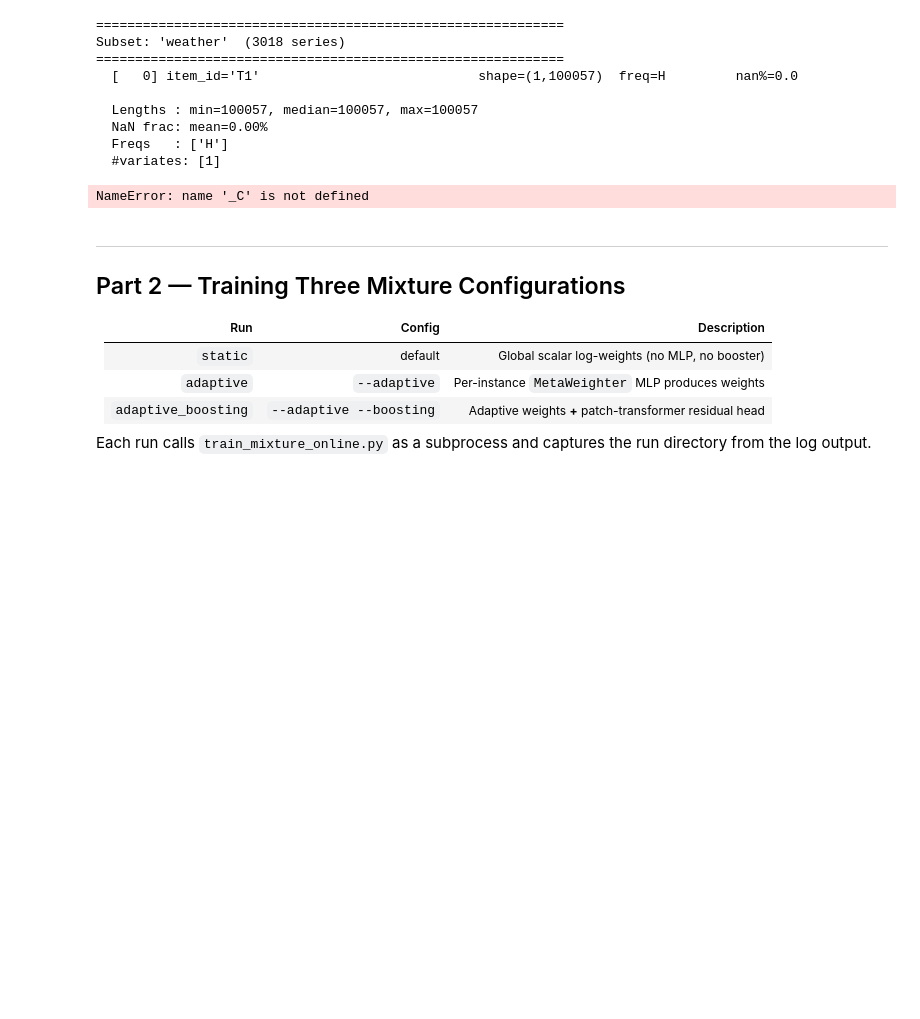
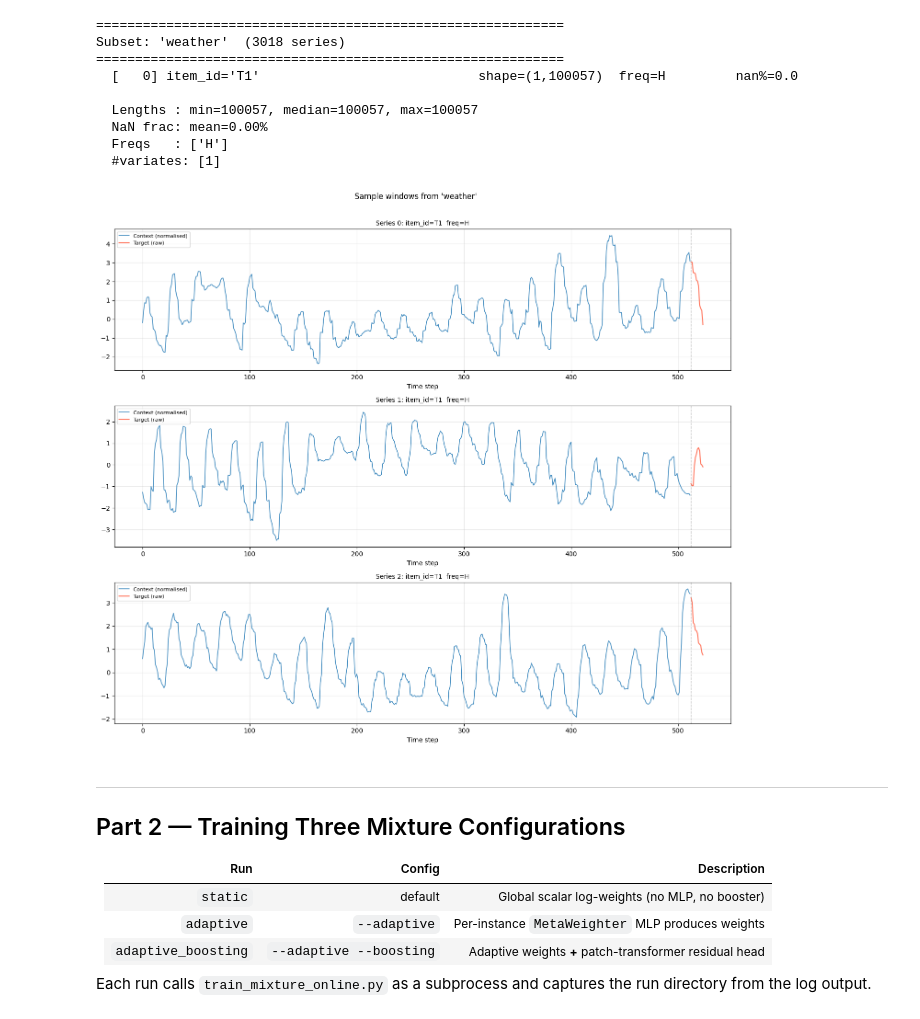
Before and after one commit to abenechehab/gifteval_challenge, a Jupyter notebook: demo.ipynb, the cells around one changed output. Cells and saved outputs as stored; diff of their text form; code cells hidden in the pictures; blank space fills up the shorter version.

```diff
--- a/demo.ipynb
+++ b/demo.ipynb
@@ -92,35 +91,35 @@ ds = GiftEvalDataset(
     context_length=512,
     split="train",
     max_series_per_subset=1,
 )
 
 n_plot = min(3, len(ds))
 fig, axes = plt.subplots(n_plot, 1, figsize=(14, 4 * n_plot))
 if n_plot == 1:
     axes = [axes]
 
 for i in range(n_plot):
     item = ds[i]
     ctx = item["context"].numpy()[0]       # first variate, normalised
-    tgt = item["target_raw"].numpy()[0]    # first variate, raw scale
+    tgt = item["target"].numpy()[0]    # first variate, raw scale
 
     t_ctx = list(range(len(ctx)))
     t_tgt = list(range(len(ctx), len(ctx) + len(tgt)))
 
     ax = axes[i]
     ax.plot(t_ctx, ctx, label="Context (normalised)", lw=1.2, alpha=0.85)
     ax.plot(t_tgt, tgt, label="Target (raw)", color="tomato", lw=1.5, alpha=0.9)
     ax.axvline(len(ctx), color="gray", linestyle="--", lw=1, alpha=0.5)
     ax.set_title(f"Series {i}: item_id={item['item_id']}  freq={item['freq']}", fontsize=10)
     ax.legend(fontsize=8)
     ax.set_xlabel("Time step")
     ax.grid(alpha=0.25)
 
 plt.suptitle(f"Sample windows from '{SUBSET}'", fontsize=12, y=1.01)
 plt.tight_layout()
 plt.show()
 # %% [output]
-NameError: name '_C' is not defined
+[figure, added]
 # %% [markdown]
 ---
 ## Part 2 — Training Three Mixture Configurations
```
Also changed, not shown: parts of 7 cells of this notebook.
